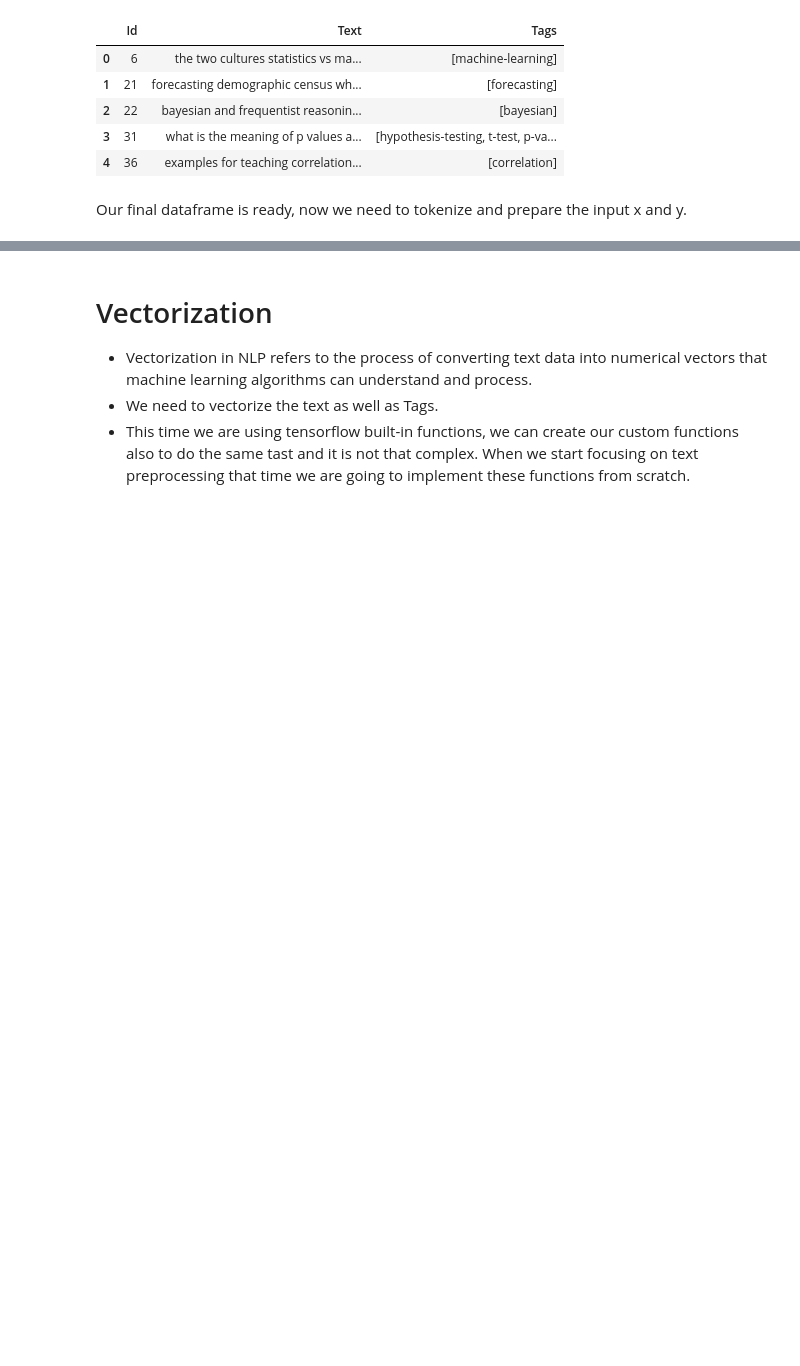
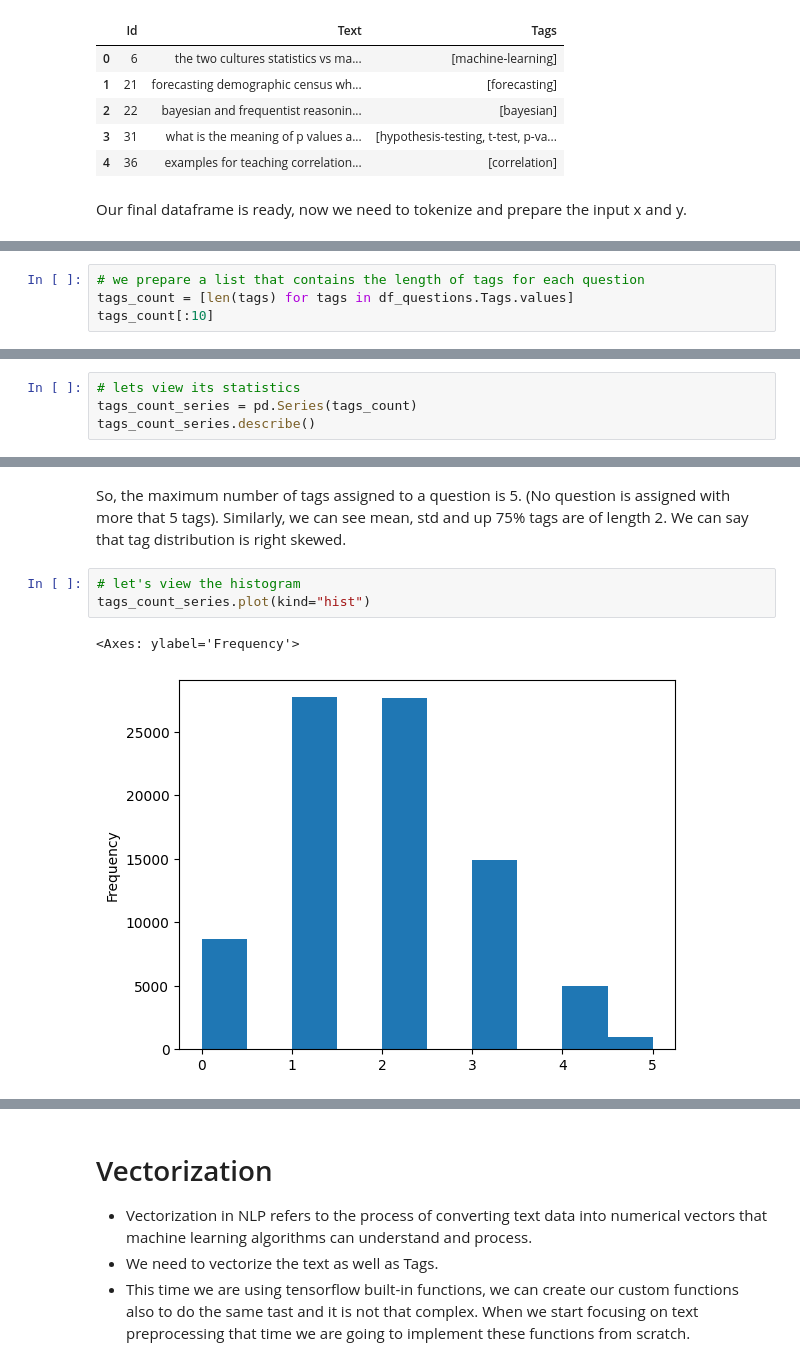
Before and after one commit to s-4-m-a-n/365-days-of-ML-challange, a Jupyter notebook: architecture implementations/Logistic Regression/MultiLabel Logistic Regression using Tensorflow core.ipynb, the cells around one changed output, grey strips where cells are left out. Drawn from its saved outputs; the diff is of its cells as text; blank space fills up the shorter version.

```diff
--- a/architecture implementations/Logistic Regression/MultiLabel Logistic Regression using Tensorflow core.ipynb
+++ b/architecture implementations/Logistic Regression/MultiLabel Logistic Regression using Tensorflow core.ipynb
@@ -328,0 +337,4 @@ Our final dataframe is ready, now we need to tokenize and prepare the input x an
+# %%
+# we prepare a list that contains the length of tags for each question
+tags_count = [len(tags) for tags in df_questions.Tags.values]
+tags_count[:10]
@@ -328,0 +343,4 @@ Our final dataframe is ready, now we need to tokenize and prepare the input x an
+# %%
+# lets view its statistics
+tags_count_series = pd.Series(tags_count)
+tags_count_series.describe()
@@ -328,0 +357,8 @@ Our final dataframe is ready, now we need to tokenize and prepare the input x an
+# %% [markdown]
+So, the maximum number of tags assigned to a question is 5. (No question is assigned with more that 5 tags). Similarly, we can see mean, std and up 75% tags are of length 2. We can say that tag distribution is right skewed.
+# %%
+# let's view the histogram
+tags_count_series.plot(kind="hist")
+# %% [output]
+<Axes: ylabel='Frequency'>
+[figure, added]
```
Also changed, not shown: parts of 170 cells of this notebook, 6 other files.
